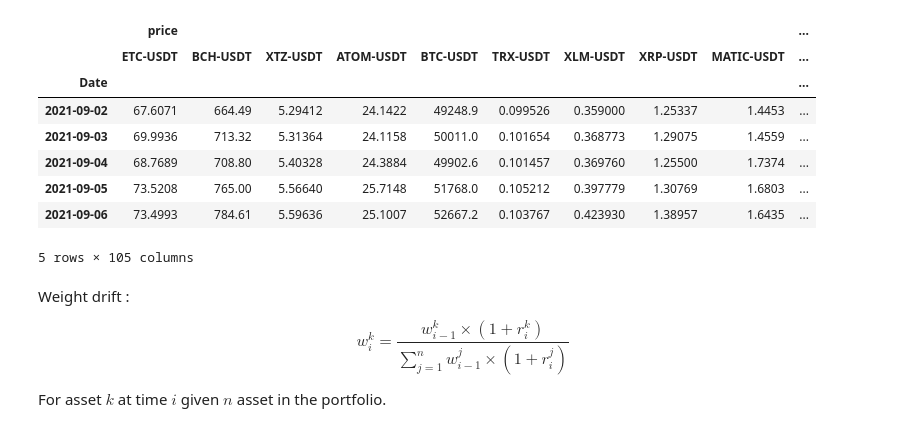
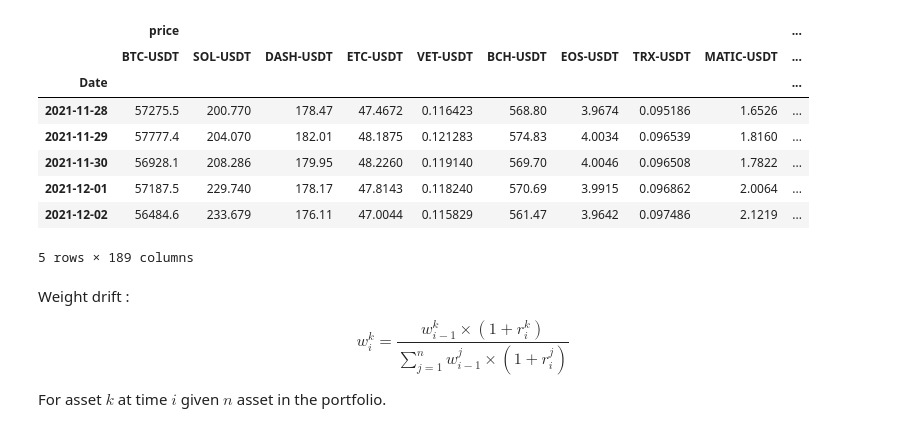
Before and after one commit to BaptisteZloch/Crypto-momentum-portfolios, a Jupyter notebook: src/crypto-momentum-cross-sectional.ipynb, the cells around one changed output. Cells and saved outputs as stored; diff of their text form; code cells hidden in the pictures.

```diff
--- a/src/crypto-momentum-cross-sectional.ipynb
+++ b/src/crypto-momentum-cross-sectional.ipynb
@@ -46,33 +49,37 @@ dl.assets
 # %%
 MOMENTUM_LOOKBACK = 30
 universe = (
     dl.get_crypto(
         "all",
         data_frequency=DataFrequency.DAILY,
         fields=[
             Fields.PRICE,
             Fields.MARKET_CAP,
             Fields.MOMENTUM,
+            Fields.EMA_MOMENTUM,
+            Fields.TS_MOMENTUM,
+            Fields.VOLATILITY_NEUTRALIZED_MOMENTUM,
             Fields.RETURNS,
+            Fields.VOLATILITY,
             Fields.VOLUME,
         ],
         flatten_fields_with_crypto=False,
         momentum_lookback=MOMENTUM_LOOKBACK,
     )
     .dropna()
-    .loc[:]  # "2021-10-28"
+    .loc["2021-11-28":]  # "2021-10-28"
 )
 universe.head()
 # %% [output]
 |  | price |  |  |  |  |  |  |  |  | ... |
-|  | ETC-USDT | BCH-USDT | XTZ-USDT | ATOM-USDT | BTC-USDT | TRX-USDT | XLM-USDT | XRP-USDT | MATIC-USDT | ... |
+|  | BTC-USDT | SOL-USDT | DASH-USDT | ETC-USDT | VET-USDT | BCH-USDT | EOS-USDT | TRX-USDT | MATIC-USDT | ... |
 | Date |  |  |  |  |  |  |  |  |  | ... |
-| 2021-09-02 | 67.6071 | 664.49 | 5.29412 | 24.1422 | 49248.9 | 0.099526 | 0.359000 | 1.25337 | 1.4453 | ... |
-| 2021-09-03 | 69.9936 | 713.32 | 5.31364 | 24.1158 | 50011.0 | 0.101654 | 0.368773 | 1.29075 | 1.4559 | ... |
-| 2021-09-04 | 68.7689 | 708.80 | 5.40328 | 24.3884 | 49902.6 | 0.101457 | 0.369760 | 1.25500 | 1.7374 | ... |
-| 2021-09-05 | 73.5208 | 765.00 | 5.56640 | 25.7148 | 51768.0 | 0.105212 | 0.397779 | 1.30769 | 1.6803 | ... |
-| 2021-09-06 | 73.4993 | 784.61 | 5.59636 | 25.1007 | 52667.2 | 0.103767 | 0.423930 | 1.38957 | 1.6435 | ... |
+| 2021-11-28 | 57275.5 | 200.770 | 178.47 | 47.4672 | 0.116423 | 568.80 | 3.9674 | 0.095186 | 1.6526 | ... |
+| 2021-11-29 | 57777.4 | 204.070 | 182.01 | 48.1875 | 0.121283 | 574.83 | 4.0034 | 0.096539 | 1.8160 | ... |
+| 2021-11-30 | 56928.1 | 208.286 | 179.95 | 48.2260 | 0.119140 | 569.70 | 4.0046 | 0.096508 | 1.7822 | ... |
+| 2021-12-01 | 57187.5 | 229.740 | 178.17 | 47.8143 | 0.118240 | 570.69 | 3.9915 | 0.096862 | 2.0064 | ... |
+| 2021-12-02 | 56484.6 | 233.679 | 176.11 | 47.0044 | 0.115829 | 561.47 | 3.9642 | 0.097486 | 2.1219 | ... |
-5 rows × 105 columns
+5 rows × 189 columns
 # %% [markdown]
 Weight drift :
 
```
Also changed, not shown: parts of 4 cells of this notebook, 7 other files.
